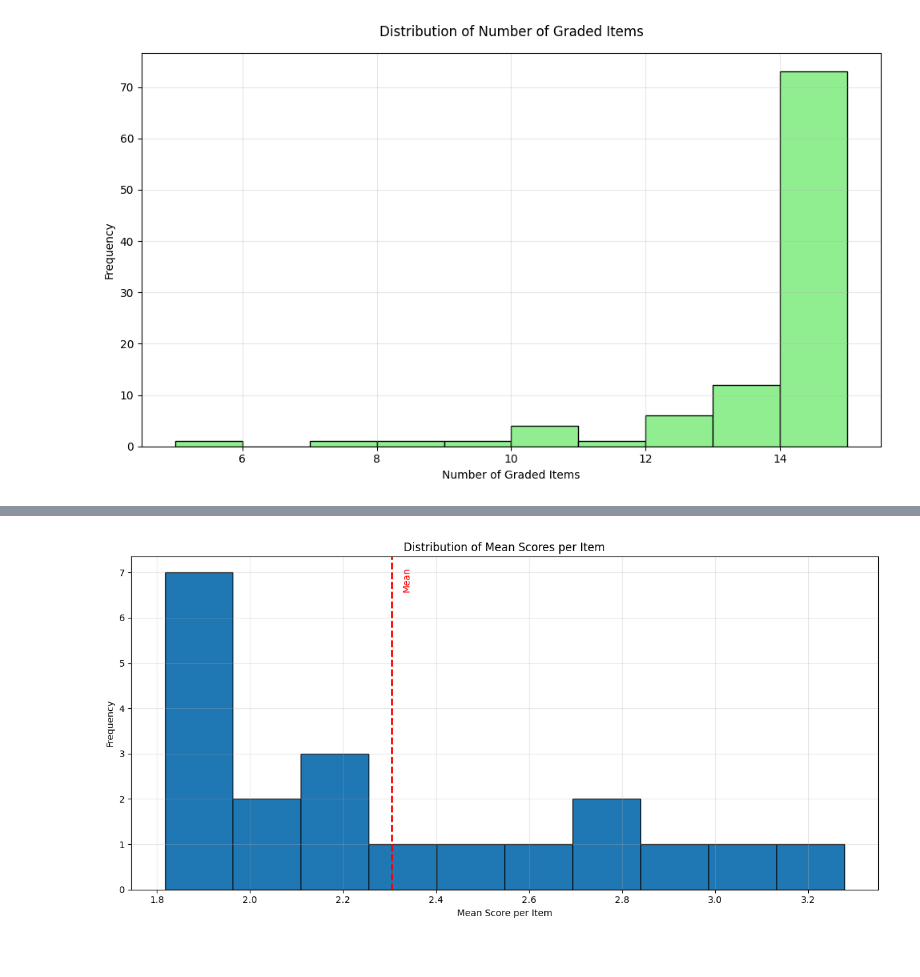
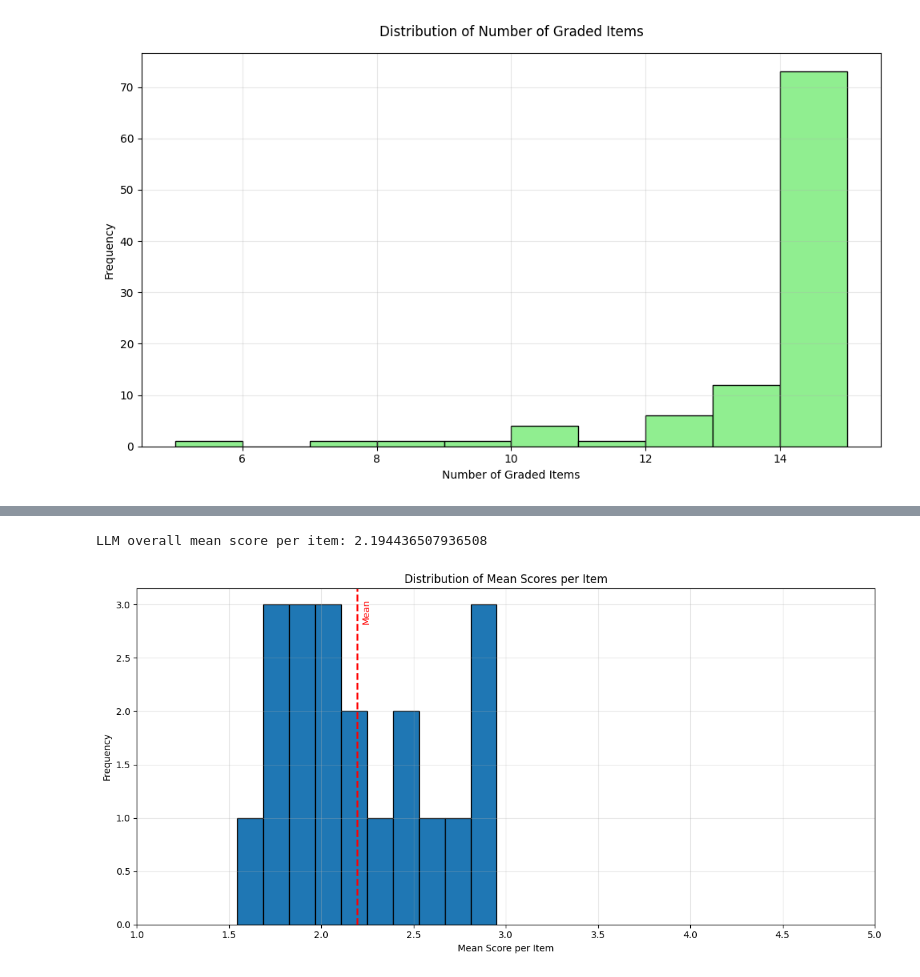
Before and after one commit to morgannmccarty/phantasia_data_analysis, a Jupyter notebook: data_analysis.ipynb, the cells around one changed output, grey strips where cells are left out. Saved outputs shown, nothing was run; the diff lists cells and outputs as text; code cells hidden in the pictures.

Commit message:
Cleaned up file naming, added ungraded analysis

```diff
--- a/data_analysis.ipynb
+++ b/data_analysis.ipynb
@@ -558,7 +562,7 @@ def sort_blocks(df):
 # %%
 def build_lookup(df):
     new_df = pd.DataFrame()
-    new_df["_block_num"]  = pd.to_numeric(df["block_num"], errors="coerce")
+    new_df["_block_num"] = pd.to_numeric(df["block_num"], errors="coerce")
     new_df["_label_norm"] = df["label"].map(norm_text)
     new_df["_mean_score"] = pd.to_numeric(df["mean_score"], errors="coerce")
     new_df["_mc1"] = pd.to_numeric(df["value_1"], errors="coerce")
@@ -568,31 +572,45 @@ def build_lookup(df):
     new_df["_mc5"] = pd.to_numeric(df["value_5"], errors="coerce")
     new_df["_mc6"] = pd.to_numeric(df["value_6"], errors="coerce")
     new_df["_mc7"] = pd.to_numeric(df["value_7"], errors="coerce")
-    return {(int(b), l): [float(m), float(mc1), float(mc2), float(mc3), float(mc4), float(mc5), float(mc6), float(mc7)] for b, l, m, mc1, mc2, mc3, mc4, mc5, mc6, mc7 in new_df.itertuples(index=False, name=None)}
+    return {(int(b), l): [float(m), float(mc1), float(mc2), float(mc3), float(mc4), float(mc5), float(mc6), float(mc7)]
+            for b, l, m, mc1, mc2, mc3, mc4, mc5, mc6, mc7 in new_df.itertuples(index=False, name=None)}
 # %%
-def grade(responses_df, means_df, key_col) -> pd.DataFrame:
+def grade(responses_df, means_df, key_col) -> (pd.DataFrame, pd.DataFrame, pd.DataFrame):
     usable_means = build_lookup(means_df)
     block_cols = sort_blocks(responses_df)
     result_list = []
     full_results = []
+    ungraded_results = []
     for _, row in responses_df.iterrows():
         key_val = row[key_col]
         total = 0.0
+        n_total = 0
         n_graded = 0
+        n_ungraded = 0
         for col, bnum, _ in block_cols:
             label_original = str(row.get(col, "")).strip()
             if label_original == "nan":
                 continue
+            n_total += 1
             label_norm = norm_text(label_original)
             mean_with_components = usable_means.get((bnum, label_norm))
             if mean_with_components is None:
-                continue
+                total += 1
+                n_ungraded += 1
+                ungraded_results.append(
+                    {
+                        key_col: key_val,
+                        "label": label_norm,
+                        "raw": label_original,
+                    }
+                )
             else:
+                n_graded += 1
                 total += mean_with_components[0]
-                n_graded += 1
                 full_results.append(
                     {key_col: key_val,
                      "label": label_norm,
+                     "raw": label_original,
                      "mean": mean_with_components[0],
                      "ranking_1": mean_with_components[1],
                      "ranking_2": mean_with_components[2],
@@ -603,6 +621,7 @@ def grade(responses_df, means_df, key_col) -> pd.DataFrame:
                      "ranking_7": mean_with_components[7],
                      })
 
-        result_list.append({key_col: key_val, "overall_score": total, "n_graded": n_graded, "mean_score_per_item": total/n_graded})
-    return pd.DataFrame(result_list), pd.DataFrame(full_results)
+        result_list.append({key_col: key_val, "overall_score": total, "n_graded": n_graded, "n_ungraded": n_ungraded,
+                            "n_total": n_total, "mean_score_per_item": total / n_total})
+    return pd.DataFrame(result_list), pd.DataFrame(full_results), pd.DataFrame(ungraded_results)
 # %%
@@ -680,5 +723,5 @@ full_results.to_csv("output_csvs/full_results.csv")
 # %%
-llm_graded_results, llm_full_results = grade(llm_data, means_with_canon, "Model")
+llm_graded_results, llm_full_results, llm_ungraded_results = grade(llm_data, means_with_canon, "Model")
 # %%
 llm_graded_results
 # %% [output]
@@ -710,18 +765,24 @@ Text(0, 0.5, 'Frequency')
 [figure]
 # %%
+llm_overall_mean = llm_graded_results['overall_score'].sum() / llm_graded_results['n_total'].sum()
+print("LLM overall mean score per item:", llm_overall_mean)
+
 plt.figure(figsize=(12, 6))
 plt.hist(llm_graded_results['mean_score_per_item'], bins=10, edgecolor='black')
 plt.title('Distribution of Mean Scores per Item')
 plt.xlabel('Mean Score per Item')
+plt.xlim((1, 5))
 plt.ylabel('Frequency')
 plt.grid(True, alpha=0.3)
-plt.axvline(llm_graded_results['mean_score_per_item'].mean(),
+plt.axvline(llm_overall_mean,
             color='red', linestyle='dashed', linewidth=2)
-plt.text(llm_graded_results['mean_score_per_item'].mean()*1.01,
-         plt.ylim()[1]*0.9, 'Mean', rotation=90, color='red')
+plt.text(llm_overall_mean * 1.01,
+         plt.ylim()[1] * 0.9, 'Mean', rotation=90, color='red')
 plt.tight_layout()
+plt.show()
 # %% [output]
+LLM overall mean score per item: 2.194436507936508
-[figure, old version]
+[figure, new version]
 # %%
 llm_full_results
 # %% [output]
```
Also changed, not shown: parts of 39 cells of this notebook, 9 other files.
